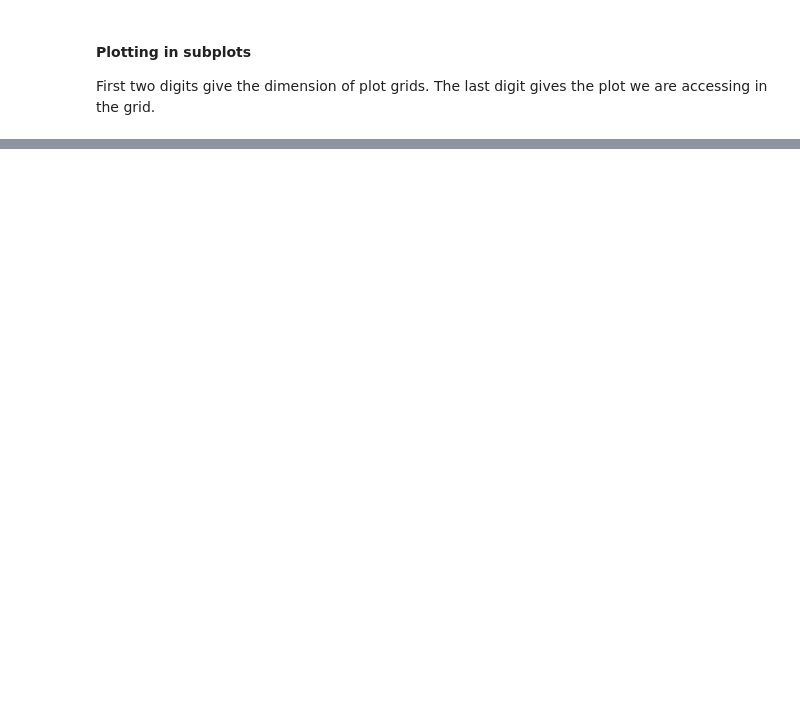
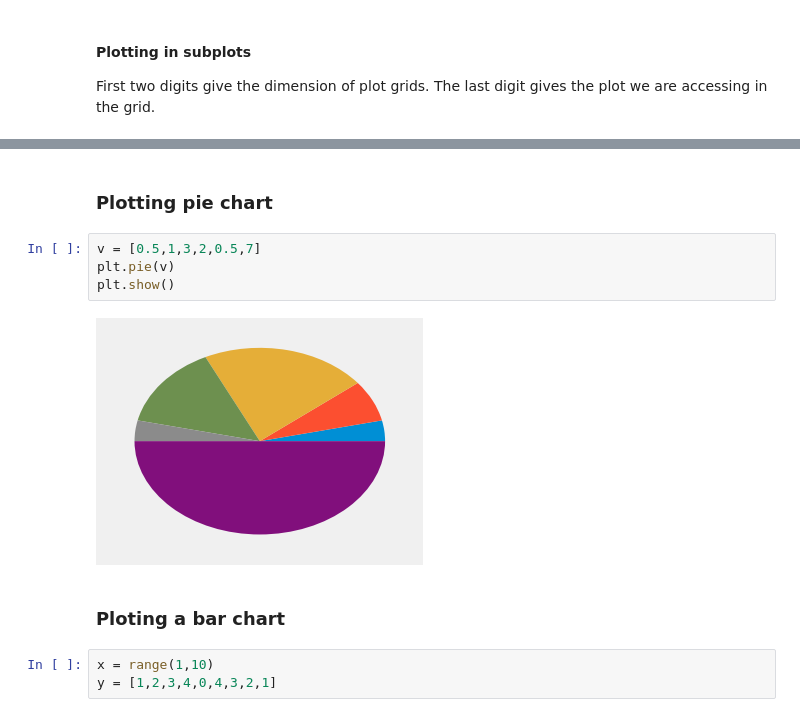
Before and after one commit to tanbirsohail/jupyter-notebooks, a Jupyter notebook: Matplotlib - Getting Started.ipynb, the cells around one changed output, grey strips where cells are left out. Cells and saved outputs as stored; diff of their text form; blank space fills up the shorter version.

```diff
--- a/Matplotlib - Getting Started.ipynb
+++ b/Matplotlib - Getting Started.ipynb
@@ -103,0 +110,13 @@ plt.plot('another figure, having no subplots')# by default, plot will be (111) 1
+# %% [markdown]
+### Plotting pie chart
+# %%
+v = [0.5,1,3,2,0.5,7]
+plt.pie(v)
+plt.show()
+# %% [output]
+[figure, added]
+# %% [markdown]
+### Ploting a bar chart
+# %%
+x = range(1,10)
+y = [1,2,3,4,0,4,3,2,1]
```
Also changed, not shown: parts of 15 cells of this notebook.
